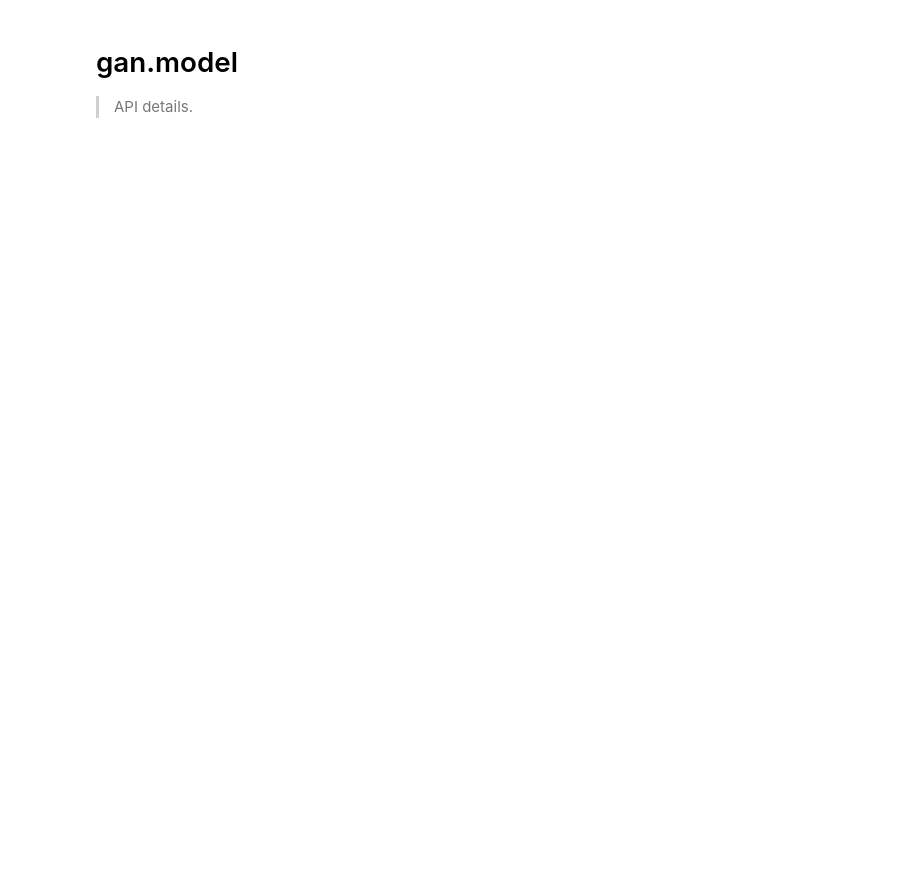
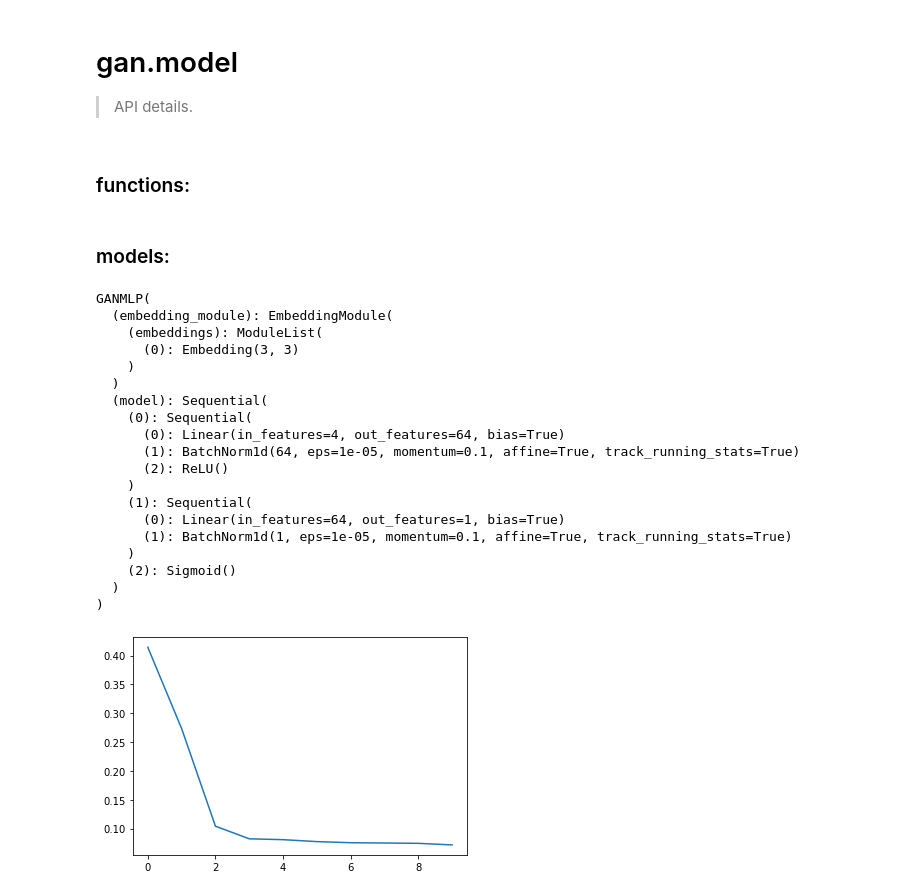
Before and after one commit to scribbler00/fastrenewables, a Jupyter notebook: nbs/10_gan.model.ipynb, the cells around one changed output. Cells and saved outputs as stored; diff of their text form; code cells hidden in the pictures; blank space fills up the shorter version.

```diff
--- a/nbs/10_gan.model.ipynb
+++ b/nbs/10_gan.model.ipynb
@@ -29,3 +38,5 @@ epochs = 100
+# %% [markdown]
+### functions:
 # %%
 # export
 
@@ -53,6 +64,8 @@ def LinBnAct(si, so, use_bn, act_cls):
         layers += [act_cls]
 
     return nn.Sequential(*layers)
+# %% [markdown]
+### models:
 # %%
 # export
 
@@ -75,9 +88,9 @@ class GANMLP(torch.nn.Module):
                 cur_use_bn = False
             if idx == len(ann_structure)-1:
                 cur_act_fct = None
-                cur_use_bn = False
+                #cur_use_bn = False
 
-            layer = LinBnAct(ann_structure[idx-1], ann_structure[idx], cur_use_bn , cur_act_fct)
+            layer = LinBnAct(ann_structure[idx-1], ann_structure[idx], cur_use_bn, cur_act_fct)
             layers.append(layer)
         if final_act_fct is not None:
             layers.append(final_act_fct())
@@ -86,7 +99,52 @@ class GANMLP(torch.nn.Module):
 
     def forward(self, x_cat, x_cont):
         if self.embedding_module is not None:
-            x_cat_e = self.embedding_module(x_cat)
-            x_cont = torch.cat([x_cat_e, x_cont], 1)
+            x_cat = self.embedding_module(x_cat)
+            x_cont = torch.cat([x_cat, x_cont], 1)
 
         return self.model(x_cont)
+# %%
+# hide
+
+model = GANMLP(ann_structure=[n_in, n_hidden, 1], embedding_module=emb, bn_cont=True)
+print(model)
+opt = torch.optim.Adam(params=model.parameters())
+loss = torch.nn.MSELoss()
+
+errors = []
+
+for epoch in tqdm(range(10)):
+    for x_cat, x_cont, y in dl:
+        opt.zero_grad()
+        pred = model(x_cat.long(), x_cont)
+        error = loss(pred, y)
+        error.backward()
+        opt.step()
+    errors.append(error.item())
+
+assert(errors[0] > errors[-1])
+
+plt.figure()
+plt.plot(errors)
+plt.show()
+# %% [output]
+GANMLP(
+  (embedding_module): EmbeddingModule(
+    (embeddings): ModuleList(
+      (0): Embedding(3, 3)
+    )
+  )
+  (model): Sequential(
+    (0): Sequential(
+      (0): Linear(in_features=4, out_features=64, bias=True)
+      (1): BatchNorm1d(64, eps=1e-05, momentum=0.1, affine=True, track_running_stats=True)
+      (2): ReLU()
+    )
+    (1): Sequential(
+      (0): Linear(in_features=64, out_features=1, bias=True)
+      (1): BatchNorm1d(1, eps=1e-05, momentum=0.1, affine=True, track_running_stats=True)
+    )
+    (2): Sigmoid()
+  )
+)
+[figure, added]
```
Also changed, not shown: parts of 22 cells of this notebook, 17 other files.
